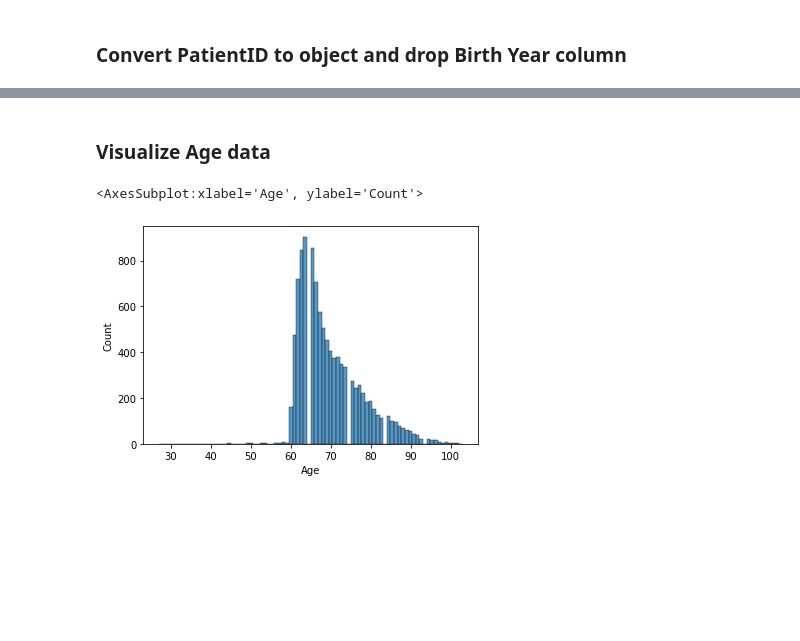
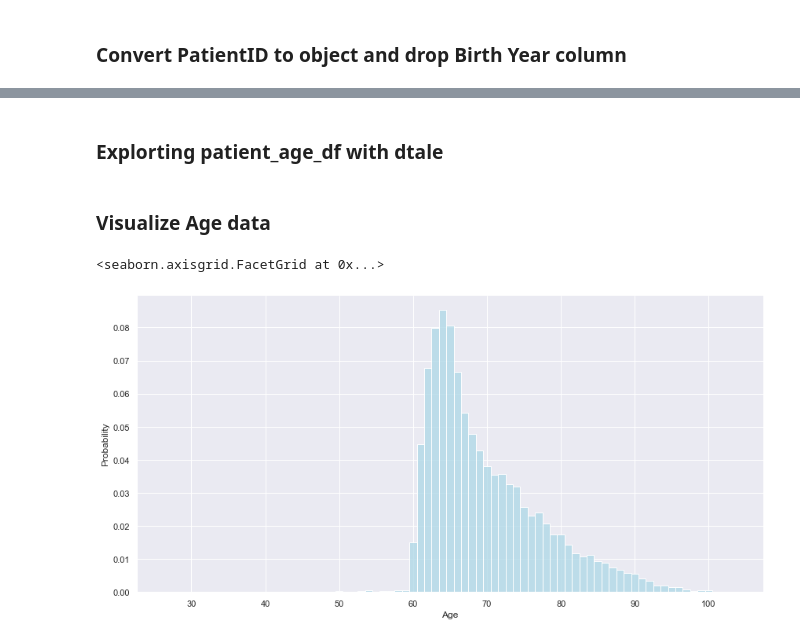
Before and after one commit to Rhunsilval/smile_on_python, a Jupyter notebook: notebooks/eda_age.ipynb, the cells around one changed output, grey strips where cells are left out. Saved outputs shown, nothing was run; the diff lists cells and outputs as text; code cells hidden in the pictures; blank space fills up the shorter version.

Commit message:
updated visualizations for age - rl

```diff
--- a/notebooks/eda_age.ipynb
+++ b/notebooks/eda_age.ipynb
@@ -7,6 +7,7 @@ import pandas as pd
 import dtale
 import matplotlib.pyplot as plt
 import seaborn as sns
+sns.set(style='darkgrid')
 %matplotlib inline
 # %% [markdown]
 ### Read in CLEAN .csv
@@ -137,0 +100,10 @@ patient_age_df.drop_duplicates(subset = ['PatientID'], inplace = True)
+# %%
+#smileon_df.head()
+patient_age_df = smileon_df[[
+    'PatientID',
+    'Birth Year',
+    'Gender'
+]].copy()
+
+patient_age_df['PatientID'].nunique()
+#patient_age_df.head()
@@ -155 +155,3 @@ patient_age_df.drop(columns = ['Birth Year'], inplace = True)
+# %% [markdown]
+### Explorting patient_age_df with dtale
 # %%
@@ -159,9 +161,15 @@ d.open_browser()
-# %% [markdown]
-### Visualize Age data
-# %%
-sns.histplot(
-    patient_age_df['Age']
-)
-# %% [output]
-<AxesSubplot:xlabel='Age', ylabel='Count'>
-[figure, removed]
+# %% [markdown]
+### Visualize Age data
+# %%
+sns.displot(
+    patient_age_df['Age'],
+    kind = 'hist',
+    discrete = True,
+    stat = 'probability',
+    height = 6,
+    aspect = 2,
+    color = 'lightblue'
+)
+# %% [output]
+<seaborn.axisgrid.FacetGrid at 0x...>
+[figure, added]
```
Also changed, not shown: parts of 12 cells of this notebook.
